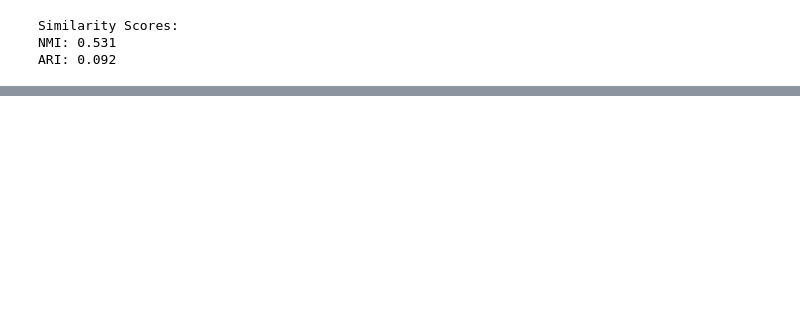
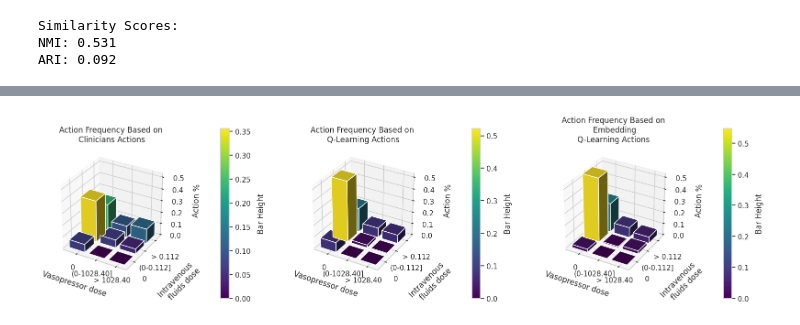
Before and after one commit to AveraGE0/MLRFH, a Jupyter notebook: notebooks/rl_states_qlearning.ipynb, the cells around one changed output, grey strips where cells are left out. Saved outputs shown, nothing was run; the diff lists cells and outputs as text; code cells hidden in the pictures; blank space fills up the shorter version.

Commit message:
added action plot for all three policies

```diff
--- a/notebooks/rl_states_qlearning.ipynb
+++ b/notebooks/rl_states_qlearning.ipynb
@@ -1548,0 +1703,82 @@ ARI: 0.092
+# %%
+import matplotlib.cm as cm
+import matplotlib.colors as mcolors
+# Append optimal actions from Q-table to trajectory data
+output_data = trajectory_data.copy()
+output_data['optimal_action'] = trajectory_data['state'].apply(lambda s: np.argmax(agent.q_table[s]))
+output_data['optimal_action_emb'] = trajectory_data_emb['state'].apply(lambda s: np.argmax(agent_emb.q_table[s]))
+
+
+# 3D Bar Plot for Action Frequency Based on Actions Column
+action_counts = np.bincount(output_data['action'], minlength=9)
+action_counts = action_counts / sum(action_counts)
+
+optimal_action_counts = np.bincount(output_data['optimal_action'], minlength=9)
+optimal_action_counts = optimal_action_counts / sum(optimal_action_counts)
+
+optimal_action_emb_counts = np.bincount(output_data['optimal_action_emb'], minlength=9)
+optimal_action_emb_counts = optimal_action_emb_counts / sum(optimal_action_emb_counts)
+
+print(action_counts)
+z_bar_height = max(optimal_action_counts.max(), action_counts.max())
+
+# fuild * 3 + vaso
+# Prepare a 3x3 grid for actions
+
+action_grid_x, action_grid_y = np.meshgrid(range(3), range(3))
+action_grid_z = action_counts.reshape(3, 3)
+optimal_action_grid_z = optimal_action_counts.reshape(3, 3)
+optimal_emb_action_grid_z = optimal_action_emb_counts.reshape(3, 3)
+print(action_grid_z)
+
+# Create the 3D bar plot
+fig = plt.figure(figsize=(20, 12))
+ax1 = fig.add_subplot(131, projection='3d')
+ax2 = fig.add_subplot(132, projection='3d')
+ax3 = fig.add_subplot(133, projection='3d')
+
+xpos = action_grid_x.ravel()
+ypos = action_grid_y.ravel()
+zpos = np.zeros_like(xpos)
+
+
+
+for ax, bar_heights, title in [
+    (ax1, action_grid_z, 'Action Frequency Based on\n Clinicians Actions'),
+    (ax2, optimal_action_grid_z, 'Action Frequency Based on\n Q-Learning Actions'),
+    (ax3, optimal_emb_action_grid_z, 'Action Frequency Based on\n Embedding\nQ-Learning Actions')
+]:
+    dx = dy = 0.8  # Width of the bars
+    dz = bar_heights.flatten()  # Heights of the bars
+
+    # Normalize the bar heights (dz) for the colormap
+    norm = mcolors.Normalize(vmin=dz.min(), vmax=dz.max())
+    cmap = cm.viridis  # Choose a colormap
+
+    # Map the bar heights (dz) to colors
+    colors = cmap(norm(dz))
+
+    ax.bar3d(xpos, ypos, zpos, dx, dy, dz, shade=True,  color=colors, edgecolor='white')
+    #ax.view_init(elev=30, roll=0)
+    ax.set_box_aspect(aspect=(1,1,1), zoom=0.9)
+    ax.set_xlabel('Vasopressor dose        ', labelpad=10)
+    ax.set_ylabel('       Intravenous\n          fluids dose', labelpad=30)
+    ax.set_xticks([0.5, 1.5, 2.5], state_mapping["vasopressor"])
+    ax.tick_params(axis='y', pad=10)  # Add padding for x-axis
+    ax.set_yticks([0.5, 1.5, 2.5], state_mapping["fluid"])
+
+    ax.set_zlabel('Action %', labelpad=20)
+    ax.tick_params(axis='z', pad=10)  # Add padding for x-axis
+    ax.set_zlim(0, z_bar_height)  # Replace max_height with your desired maximum height
+
+    ax.set_title(title)
+
+    sm = cm.ScalarMappable(cmap=cmap, norm=norm)
+    sm.set_array([])  # Required for colorbar
+    cbar = plt.colorbar(sm, ax=ax, shrink=0.4, pad=0.2)  # Adjust size and position
+    cbar.set_label('Bar Height', labelpad=10)
+
+
+ax.dist = 20
+plt.show()
+# %% [output]
@@ -1548,0 +1790 @@ ARI: 0.092
+[figure, added]
```
Also changed, not shown: parts of 6 cells of this notebook.
